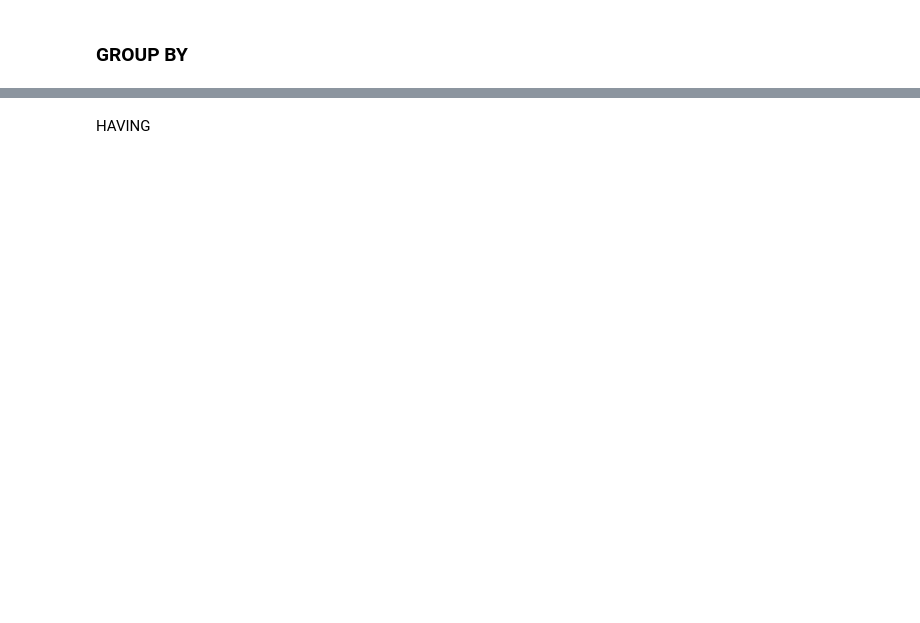
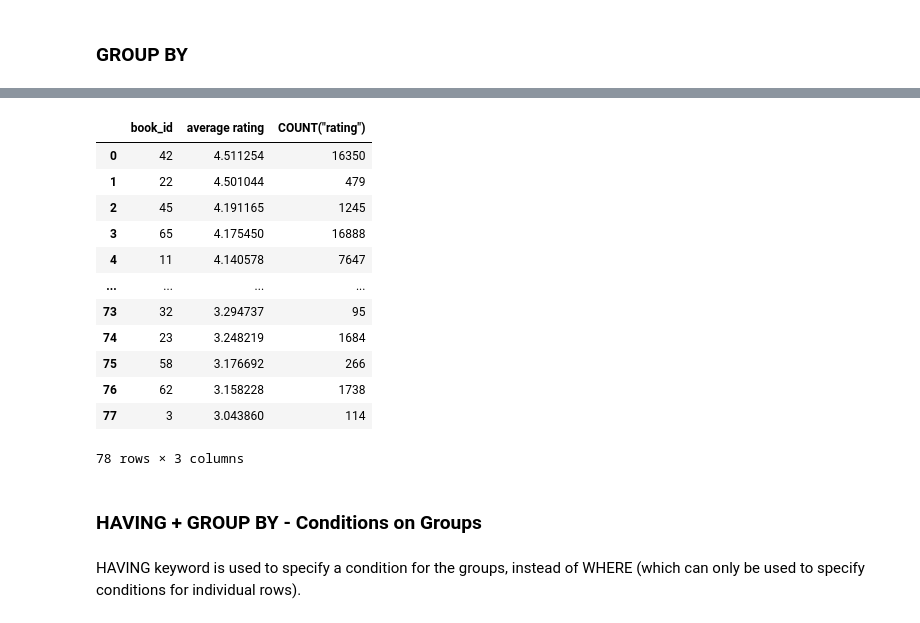
Before and after one commit to engineer-nicolas/cs50sql, a Jupyter notebook: lecture_1_Relating/lecture_1.ipynb, the cells around one changed output, grey strips where cells are left out. Saved outputs shown, nothing was run; the diff lists cells and outputs as text; code cells hidden in the pictures; blank space fills up the shorter version.

```diff
--- a/lecture_1_Relating/lecture_1.ipynb
+++ b/lecture_1_Relating/lecture_1.ipynb
@@ -551,2 +733,26 @@ print(df)
+# %%
+pd.read_sql_query("""
+SELECT "book_id", AVG("rating") AS "average rating", COUNT("rating")
+FROM "ratings"
+GROUP BY "book_id"
+ORDER BY "average rating" DESC;
+""",
+conn)
+# %% [output]
+|  | book_id | average rating | COUNT("rating") |
+| 0 | 42 | 4.511254 | 16350 |
+| 1 | 22 | 4.501044 | 479 |
+| 2 | 45 | 4.191165 | 1245 |
+| 3 | 65 | 4.175450 | 16888 |
+| 4 | 11 | 4.140578 | 7647 |
+| ... | ... | ... | ... |
+| 73 | 32 | 3.294737 | 95 |
+| 74 | 23 | 3.248219 | 1684 |
+| 75 | 58 | 3.176692 | 266 |
+| 76 | 62 | 3.158228 | 1738 |
+| 77 | 3 | 3.043860 | 114 |
+78 rows × 3 columns
 # %% [markdown]
-HAVING
+### HAVING + GROUP BY - Conditions on Groups
+# %% [markdown]
+ HAVING keyword is used to specify a condition for the groups, instead of WHERE (which can only be used to specify conditions for individual rows).
```
Also changed, not shown: parts of 44 cells of this notebook.
